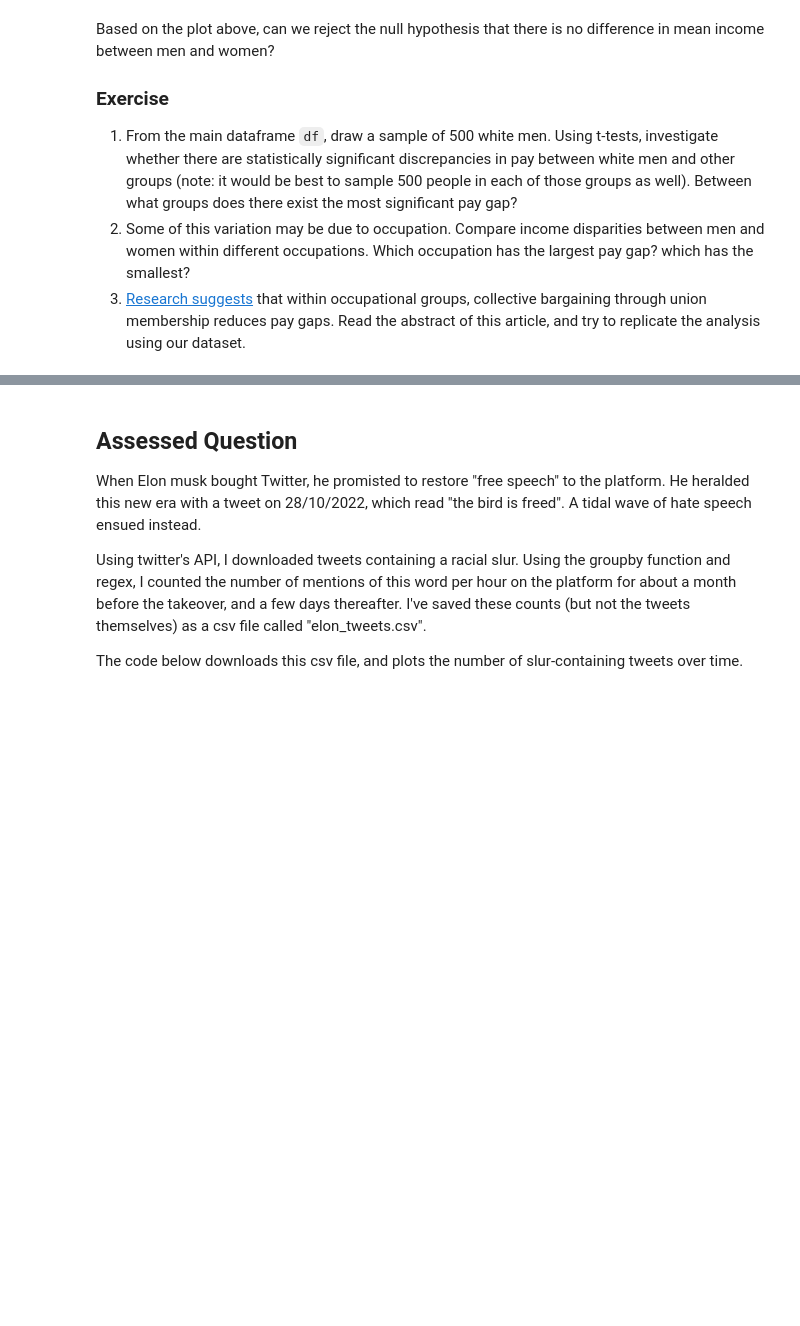
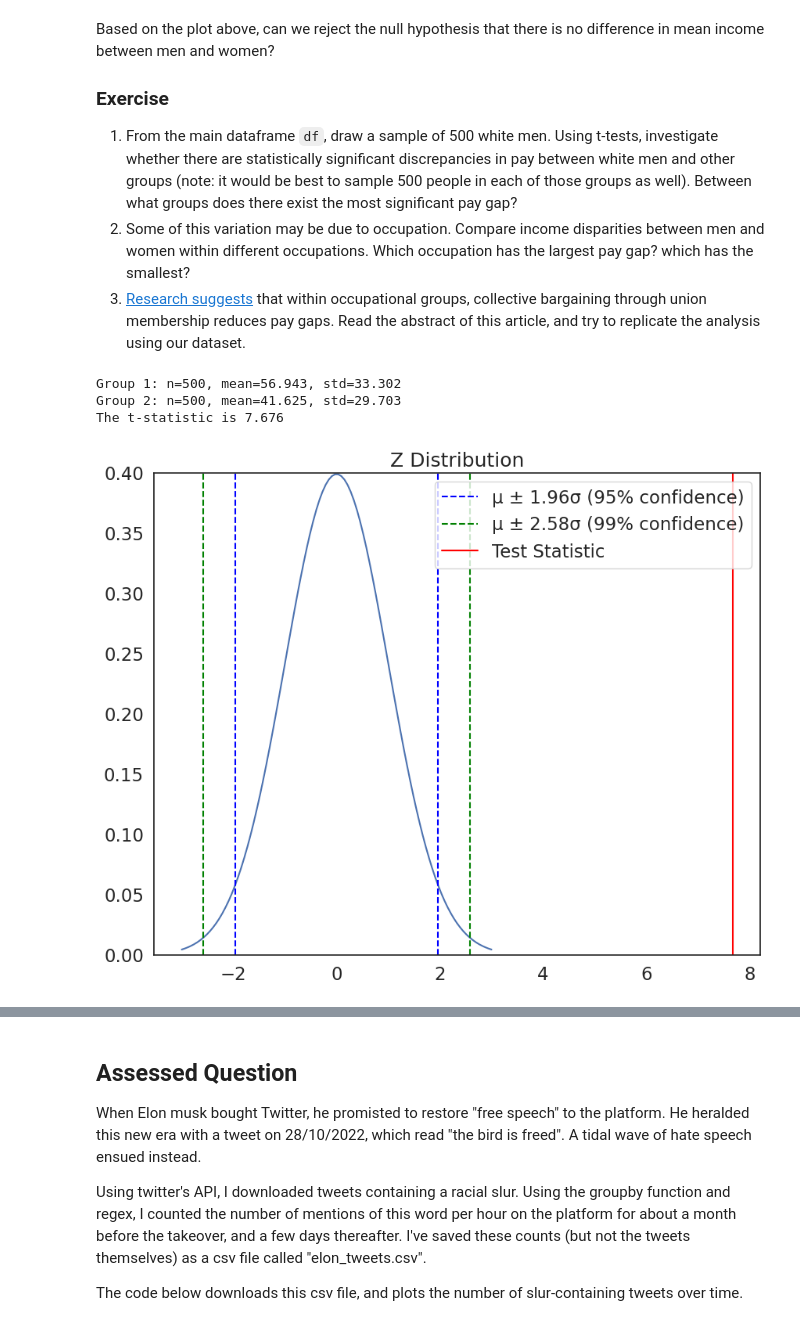
Before and after one commit to biancagallarati/QM2, a Jupyter notebook: notebooks/W06. Hypothesis Testing.ipynb, the cells around one changed output, grey strips where cells are left out. Saved outputs shown, nothing was run; the diff lists cells and outputs as text; code cells hidden in the pictures; blank space fills up the shorter version.

```diff
--- a/notebooks/W06. Hypothesis Testing.ipynb
+++ b/notebooks/W06. Hypothesis Testing.ipynb
@@ -282,3 +282,17 @@ Based on the plot above, can we reject the null hypothesis that there is no diff
 1. From the main dataframe `df`, draw a sample of 500 white men. Using t-tests, investigate whether there are statistically significant discrepancies in pay between white men and other groups (note: it would be best to sample 500 people in each of those groups as well). Between what groups does there exist the most significant pay gap?
 2. Some of this variation may be due to occupation. Compare income disparities between men and women within different occupations. Which occupation has the largest pay gap? which has the smallest?
 3. [Research suggests](https://journals.sagepub.com/doi/abs/10.1177/0730888401028004005) that within occupational groups, collective bargaining through union membership reduces pay gaps. Read the abstract of this article, and try to replicate the analysis using our dataset.
+# %%
+white_men = df[(df['race'] == 1) & (df['sex'] == 1)]
+sample_white_men = white_men.sample(n=500)
+# %%
+white_women = df[(df['race'] == 1) & (df['sex'] == 2)]
+sample_white_women = white_women.sample(n=500)
+# %%
+t_stat = manual_ttest(sample_white_men['income'], sample_white_women['income'])
+plot_z(t_stat)
+# %% [output]
+Group 1: n=500, mean=56.943, std=33.302
+Group 2: n=500, mean=41.625, std=29.703
+The t-statistic is 7.676
+[figure, added]
```
Also changed, not shown: parts of 13 cells of this notebook.
